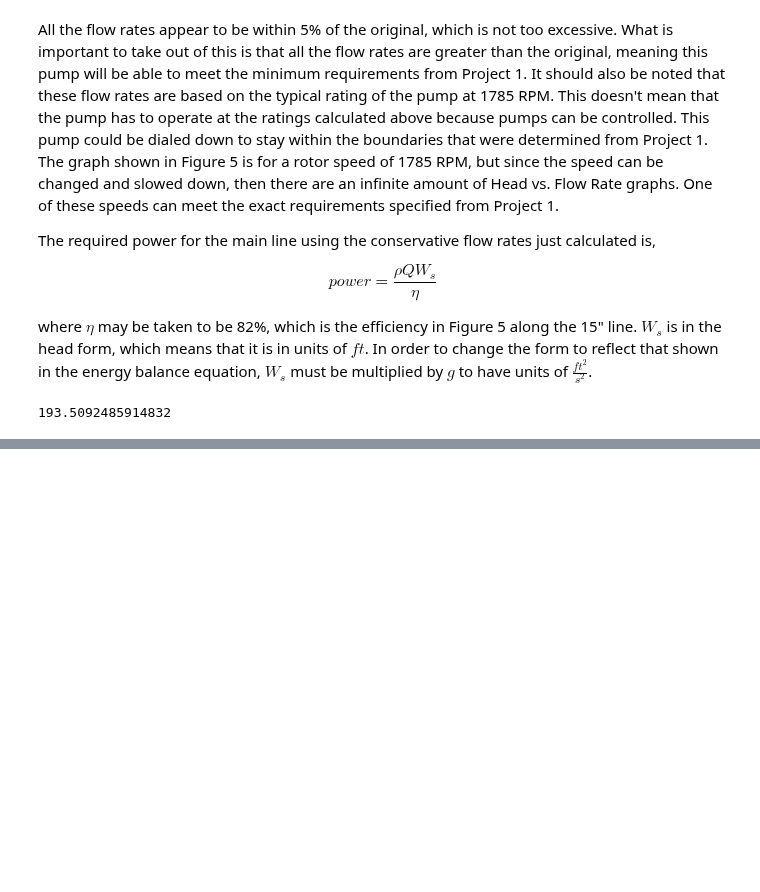
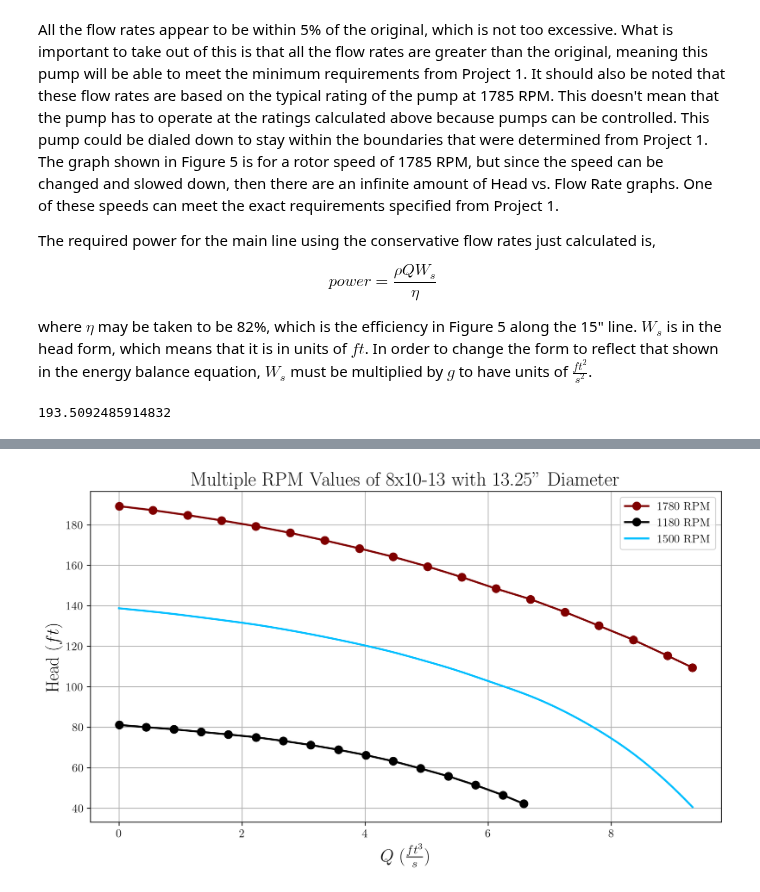
Before and after one commit to gabemorris12/msu_esd, a Jupyter notebook: Project 3/Project 3.ipynb, the cells around one changed output, grey strips where cells are left out. Cells and saved outputs as stored; diff of their text form; code cells hidden in the pictures; blank space fills up the shorter version.

```diff
--- a/Project 3/Project 3.ipynb
+++ b/Project 3/Project 3.ipynb
@@ -281,0 +471,25 @@ Thus, the power required to push the fluid at this flow rate is 194 hp.
+# %%
+flow_1180 = np.array([1.8132366273798084, 197.6427923844061, 399.9999999999999, 598.005439709882, 798.1867633726201, 1000.5439709882139, 1198.5494106980962, 1398.7307343608338, 1601.0879419764283, 1801.269265639166, 1999.274705349048, 2199.4560290117865, 2401.8132366273803, 2599.8186763372623, 2802.1758839528557, 2952.311876699909
+])/(7.48052*60)  # ft^3/s
+
+head_1180 = np.array([81.06382978723403, 79.99999999999999, 78.93617021276594, 77.6595744680851, 76.38297872340424, 74.99999999999997, 73.1914893617021, 71.17021276595743, 68.82978723404253, 66.1702127659574, 63.1914893617021, 59.574468085106375, 55.744680851063805, 51.38297872340421, 46.382978723404236, 42.12765957446803
+])  # ft
+
+Ws_1180 = interp1d(flow_1180, head_1180, kind='cubic', fill_value='extrapolate')
+
+def Ws_RPM(Q, RPM):
+    """
+    Returns the head between the two performance curves of the 8x10-13
+    """
+    return (Ws_1780(Q) - Ws_1180(Q))/(1780 - 1180)*(RPM - 1180) + Ws_1180(Q)
+
+plt.plot(flow_1780, head_1780, marker='o', label='1780 RPM')
+plt.plot(flow_1180, head_1180, marker='o', label='1180 RPM')
+plt.plot(Q_values, Ws_RPM(Q_values, 1500), label='1500 RPM')
+plt.xlabel(r'$Q$ ($\frac{ft^3}{s}$)')
+plt.ylabel(r'Head ($ft$)')
+plt.title('Multiple RPM Values of 8x10-13 with 13.25" Diameter')
+plt.legend()
+plt.show()
+# %% [output]
+[figure, added]
```
Also changed, not shown: parts of 29 cells of this notebook, 4 other files.
